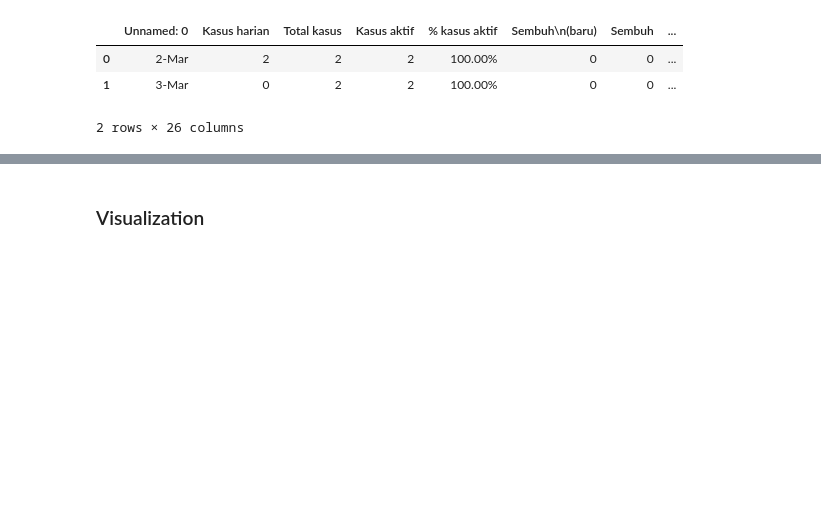
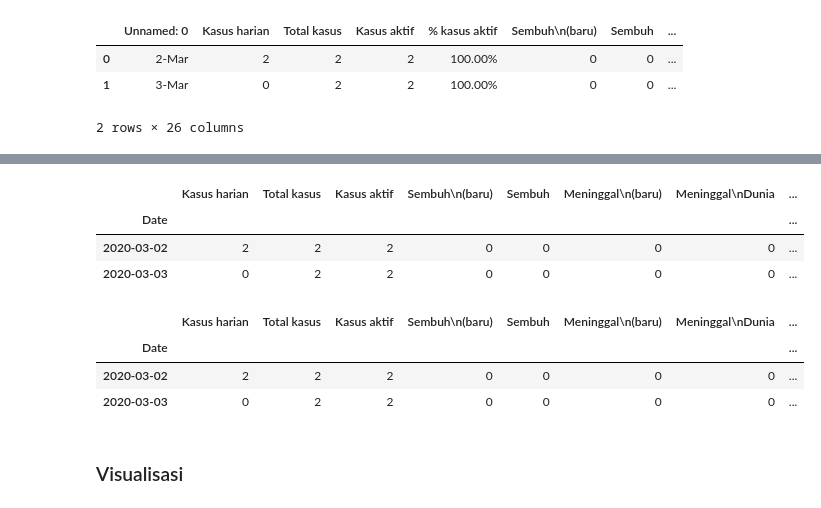
Before and after one commit to imfery/covid-19-viz, a Jupyter notebook: Covid-19 Visualization.ipynb, the cells around one changed output, grey strips where cells are left out. Cells and saved outputs as stored; diff of their text form; code cells hidden in the pictures; blank space fills up the shorter version.

```diff
--- a/Covid-19 Visualization.ipynb
+++ b/Covid-19 Visualization.ipynb
@@ -201,0 +177,7 @@ stats[[stats.columns[4]]]
+# %%
+stats.head(2)
+# %% [output]
+|  | Kasus harian | Total kasus | Kasus aktif | Sembuh\n(baru) | Sembuh | Meninggal\n(baru) | Meninggal\nDunia | ... |
+| Date |  |  |  |  |  |  |  | ... |
+| 2020-03-02 | 2 | 2 | 2 | 0 | 0 | 0 | 0 | ... |
+| 2020-03-03 | 0 | 2 | 2 | 0 | 0 | 0 | 0 | ... |
@@ -202,2 +205,10 @@ stats[[stats.columns[4]]]
+# %%
+stats = process_stats(stats)
+stats.head(2)
+# %% [output]
+|  | Kasus harian | Total kasus | Kasus aktif | Sembuh\n(baru) | Sembuh | Meninggal\n(baru) | Meninggal\nDunia | ... |
+| Date |  |  |  |  |  |  |  | ... |
+| 2020-03-02 | 2 | 2 | 2 | 0 | 0 | 0 | 0 | ... |
+| 2020-03-03 | 0 | 2 | 2 | 0 | 0 | 0 | 0 | ... |
 # %% [markdown]
-### Visualization
+### Visualisasi
```
Also changed, not shown: parts of 11 cells of this notebook, 2 other files.
